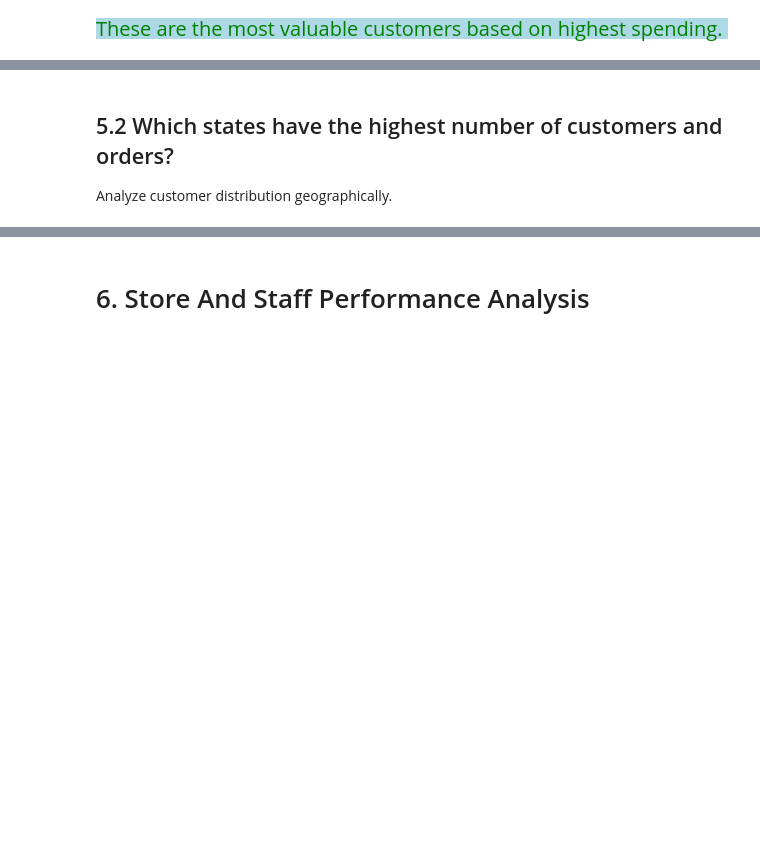
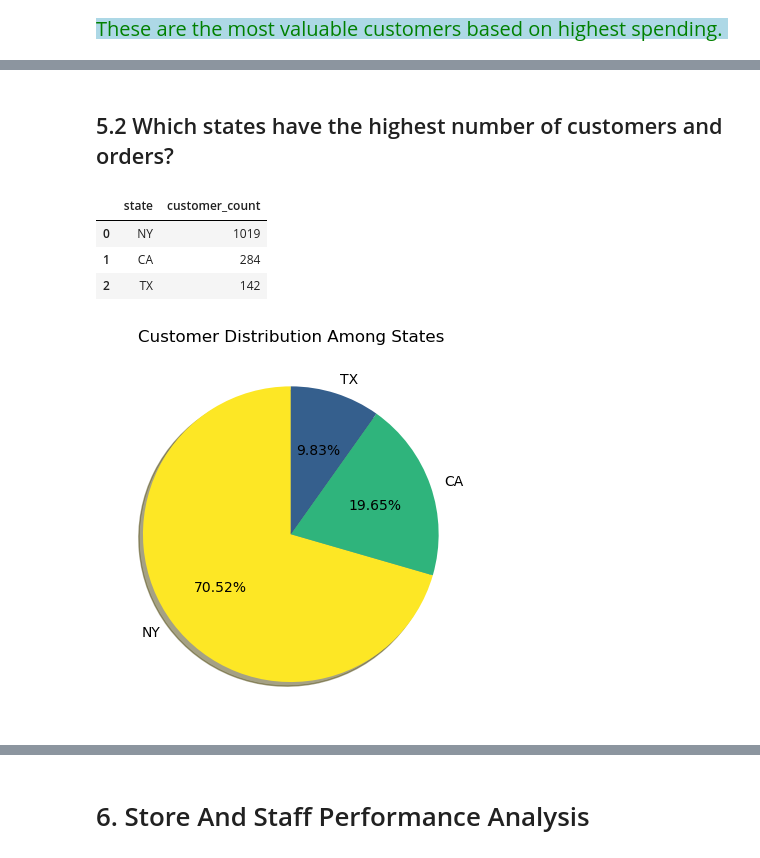
Before and after one commit to Kartika-Nidhi/Biker_Store_Analysis_SQL, a Jupyter notebook: BikeStoreAnalysisSQl.ipynb, the cells around one changed output, grey strips where cells are left out. Drawn from its saved outputs; the diff is of its cells as text; code cells hidden in the pictures; blank space fills up the shorter version.

Commit message:
Customer analysis completed

```diff
--- a/BikeStoreAnalysisSQl.ipynb
+++ b/BikeStoreAnalysisSQl.ipynb
@@ -817,5 +817,32 @@ plt.show()
 <div>
 # %% [markdown]
 ## 5.2 Which states have the highest number of customers and orders?
-
-Analyze customer distribution geographically.
+# %%
+query = """
+SELECT state, COUNT(*) AS customer_count
+FROM customers
+GROUP BY state
+ORDER BY customer_count DESC;
+"""
+
+cust_dist = pd.read_sql(query, engine)
+cust_dist
+# %% [output]
+|  | state | customer_count |
+| 0 | NY | 1019 |
+| 1 | CA | 284 |
+| 2 | TX | 142 |
+# %%
+plt.pie(
+    cust_dist['customer_count'],
+    labels = cust_dist['state'],
+    autopct = '%1.2f%%',
+    colors = plt.cm.viridis(np.linspace(1, 0.3, len(cust_dist))),
+    startangle = 90,
+    shadow = True
+)
+
+plt.title('Customer Distribution Among States')
+plt.show()
+# %% [output]
+[figure, added]
```
Also changed, not shown: parts of 12 cells of this notebook.
